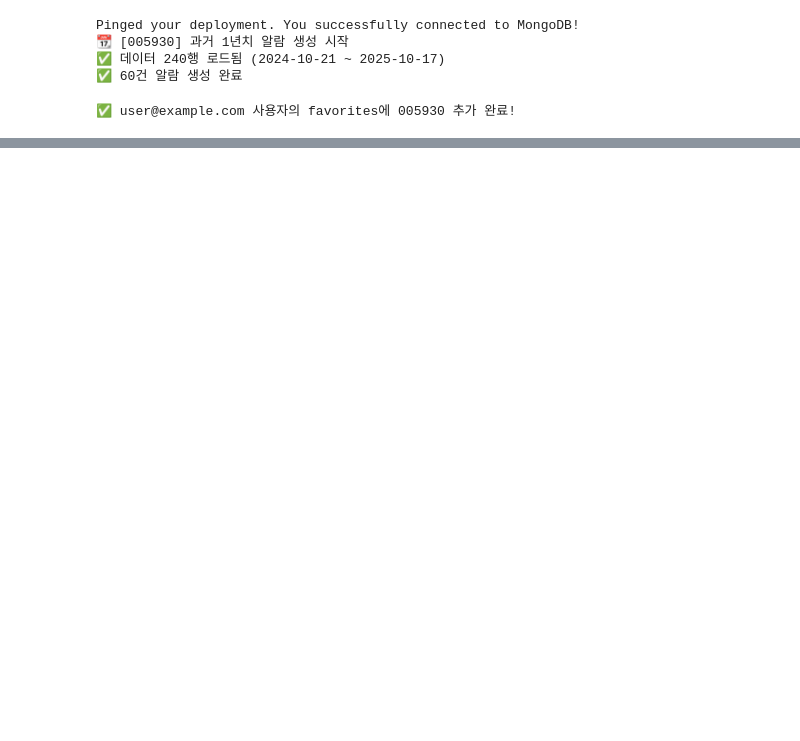
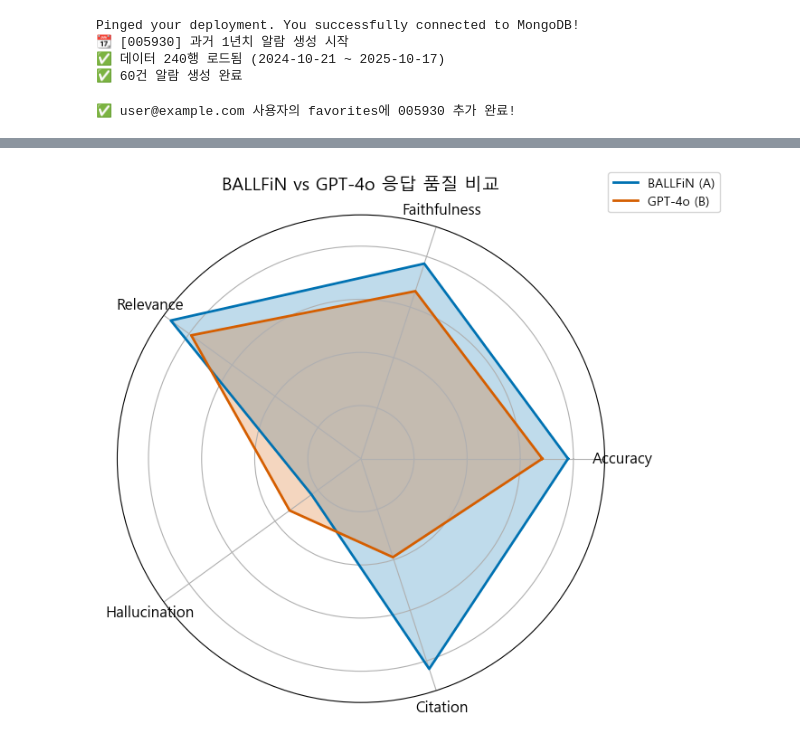
Before and after one commit to BALLFiN/BALLFiN-BE, a Jupyter notebook: function_test.ipynb, the cells around one changed output, grey strips where cells are left out. Cells and saved outputs as stored; diff of their text form; code cells hidden in the pictures; blank space fills up the shorter version.

```diff
--- a/function_test.ipynb
+++ b/function_test.ipynb
@@ -25,0 +419,15 @@ else:
+# %%
+df_judged = flatten_scores(judged)
+df_judged.to_csv("judged_results.csv", index=False, encoding="utf-8-sig")
+
+print("💾 judged_results.csv 저장 완료")
+display(df_judged.head())
+
+# 🔹 A/B 평균 점수 계산
+metrics = ["accuracy", "faithfulness", "relevance", "hallucination", "citation"]
+summary = (
+    df_judged[[f"{m}_A" for m in metrics] + [f"{m}_B" for m in metrics]]
+    .mean()
+    .round(2)
+)
+summary
@@ -25,0 +453,38 @@ else:
+# %%
+import matplotlib.pyplot as plt
+import numpy as np
+#한글깨짐 방지
+plt.rcParams['font.family'] = 'Malgun Gothic'
+
+# 평균값 준비
+values_A = [summary[f"{m}_A"] for m in metrics]
+values_B = [summary[f"{m}_B"] for m in metrics]
+
+# 각 지표별 라벨
+labels = [m.capitalize() for m in metrics]
+angles = np.linspace(0, 2 * np.pi, len(labels), endpoint=False).tolist()
+values_A += values_A[:1]  # 폐곡선
+values_B += values_B[:1]
+angles += angles[:1]
+
+# 스파이더 차트 생성
+fig, ax = plt.subplots(figsize=(7, 7), subplot_kw=dict(polar=True))
+
+ax.plot(angles, values_A, linewidth=2, linestyle="-", label="BALLFiN (A)", color="#0072B2")
+ax.fill(angles, values_A, alpha=0.25, color="#0072B2")
+
+ax.plot(angles, values_B, linewidth=2, linestyle="-", label="GPT-4o (B)", color="#D55E00")
+ax.fill(angles, values_B, alpha=0.25, color="#D55E00")
+
+# 스타일링
+ax.set_xticks(angles[:-1])
+ax.set_xticklabels(labels, fontsize=12)
+ax.set_yticklabels([])
+ax.set_title("BALLFiN vs GPT-4o 응답 품질 비교", size=14, pad=20)
+
+
+ax.legend(loc="upper right", bbox_to_anchor=(1.25, 1.1))
+
+plt.show()
+# %% [output]
+[figure, added]
```
Also changed, not shown: parts of 13 cells of this notebook, 2 other files.
